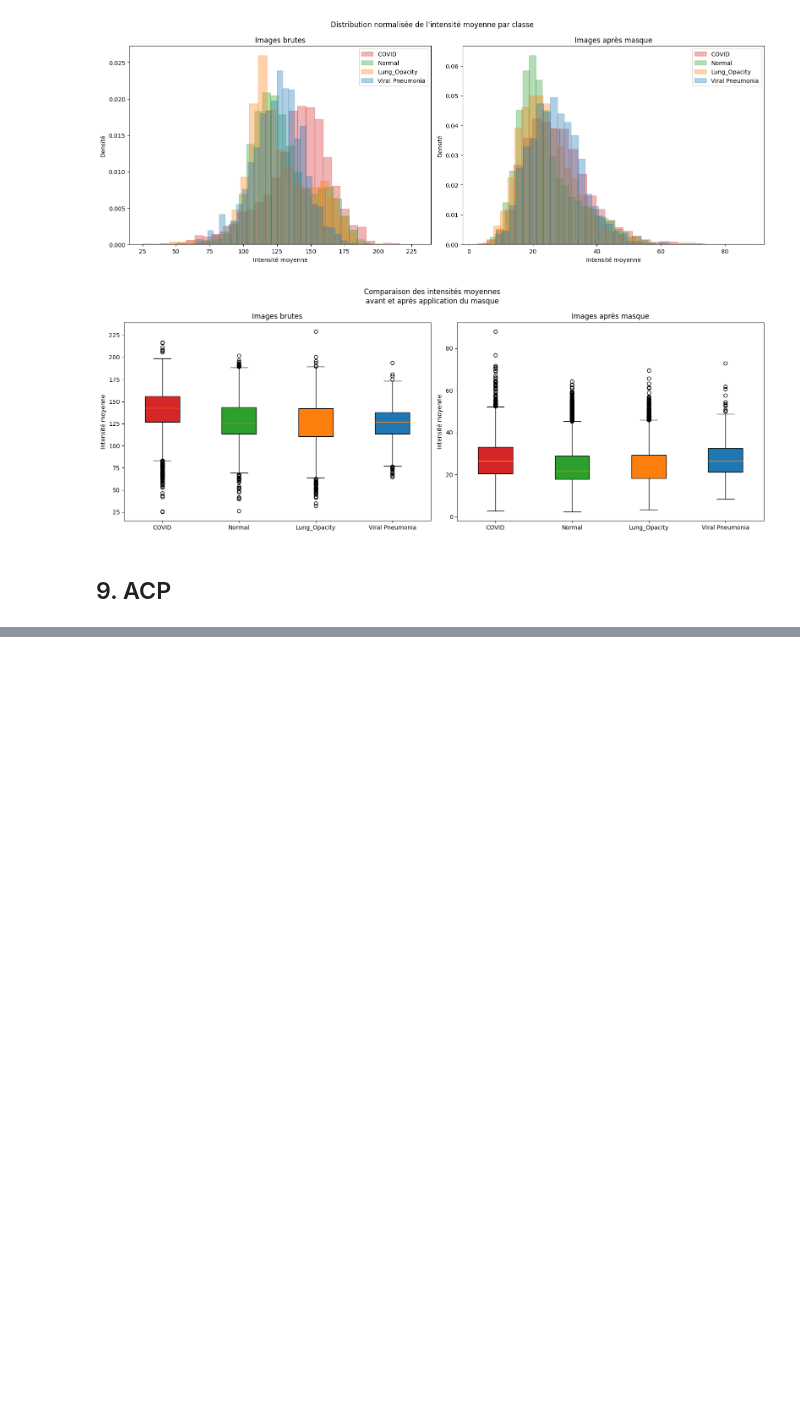
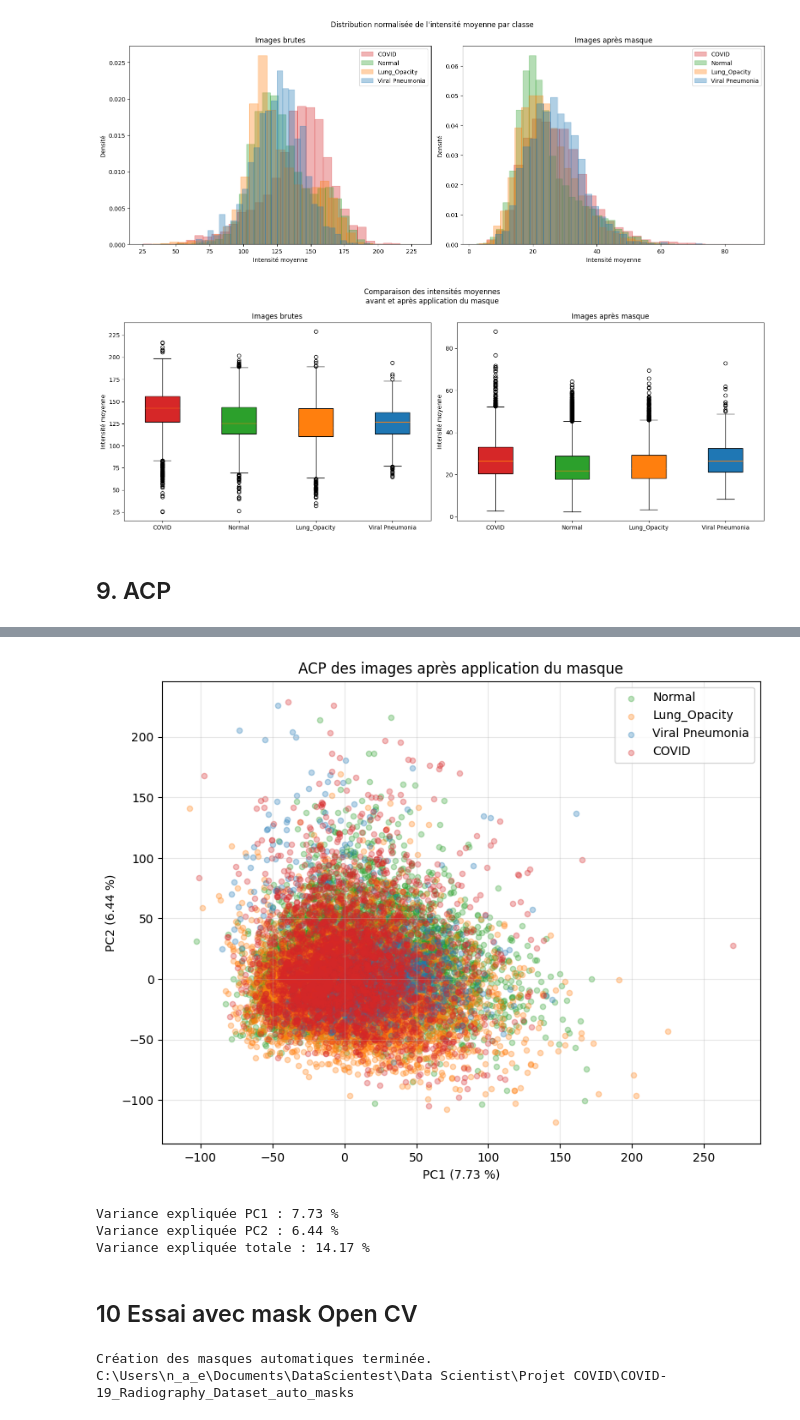
Before and after one commit to cyrilmarat/Liora_Covid, a Jupyter notebook: notebooks/exploration/Noura_exploration.ipynb, the cells around one changed output, grey strips where cells are left out. Drawn from its saved outputs; the diff is of its cells as text; code cells hidden in the pictures; blank space fills up the shorter version.

Commit message:
tests amelioration visuels ACP et tests masques Open Cv

```diff
--- a/notebooks/exploration/Noura_exploration.ipynb
+++ b/notebooks/exploration/Noura_exploration.ipynb
@@ -1260,0 +1281,22 @@ Variance expliquée totale : 14.95 %
+# %%
+# ACP images masquées avec les COVID en avant
+
+X_masked, y_masked, files_masked = load_images_for_pca(
+    data_path,
+    classes,
+    mode="masked",
+    target_size=target_size
+)
+
+df_pca_masked, pca_masked = run_pca_and_plot(
+    X_masked,
+    y_masked,
+    "ACP des images après application du masque"
+)
+# %% [output]
+[figure, added]
+Variance expliquée PC1 : 7.73 %
+Variance expliquée PC2 : 6.44 %
+Variance expliquée totale : 14.17 %
+# %% [markdown]
+## 10 Essai avec mask Open CV
@@ -1260,0 +1398,29 @@ Variance expliquée totale : 14.95 %
+# %%
+for class_name in classes:
+
+    images_dir = data_path / class_name / "images"
+
+    output_dir = auto_masks_path / class_name / "masks"
+    output_dir.mkdir(parents=True, exist_ok=True)
+
+    for img_path in sorted(images_dir.glob("*.png")):
+
+        img = cv2.imread(
+            str(img_path),
+            cv2.IMREAD_GRAYSCALE
+        )
+
+        if img is None:
+            print("Image non lisible :", img_path)
+            continue
+
+        auto_mask = create_lung_mask_from_xray(img)
+
+        output_file = output_dir / img_path.name
+        cv2.imwrite(str(output_file), auto_mask)
+
+print("Création des masques automatiques terminée.")
+print(auto_masks_path.resolve())
+# %% [output]
+Création des masques automatiques terminée.
+C:\Users\n_a_e\Documents\DataScientest\Data Scientist\Projet COVID\COVID-19_Radiography_Dataset_auto_masks
```
Also changed, not shown: parts of 8 cells of this notebook.
